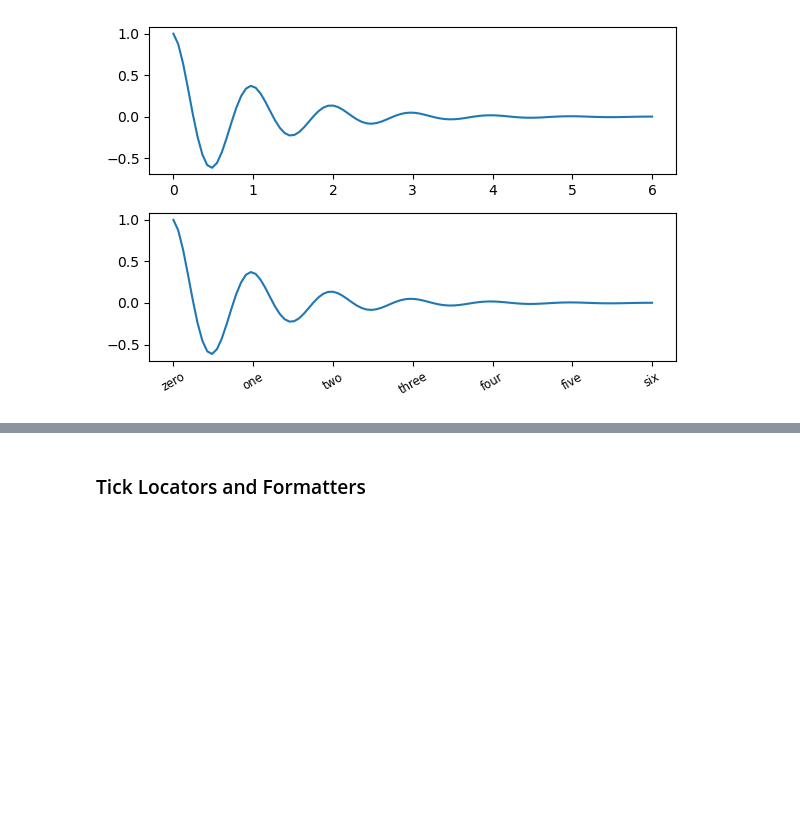
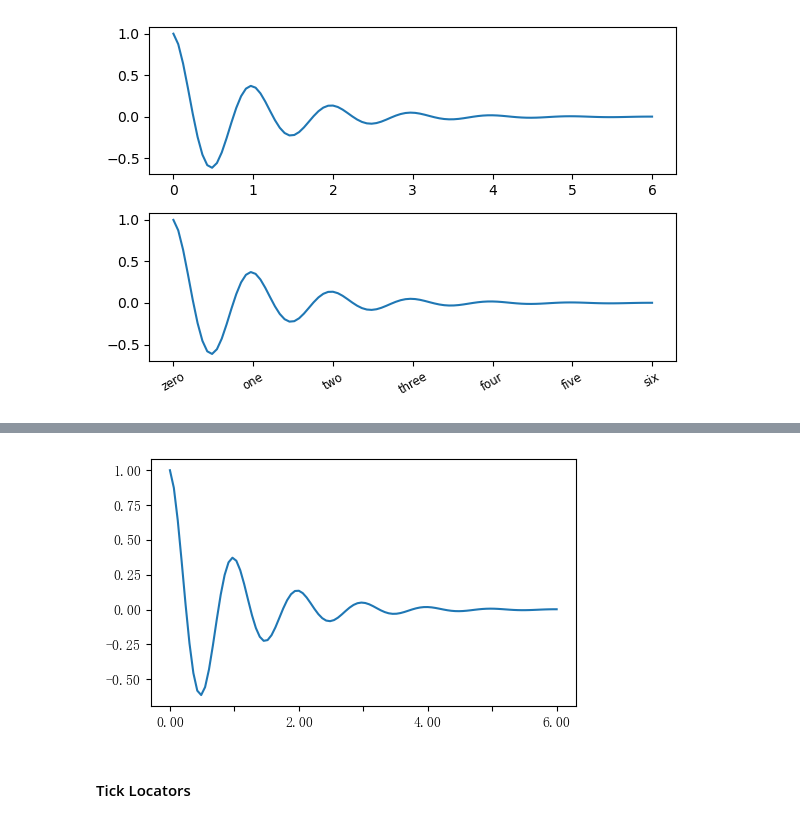
Before and after one commit to GGuo888/fantastic-matplotlib, a Jupyter notebook: practice/day04.ipynb, the cells around one changed output, grey strips where cells are left out. Saved outputs shown, nothing was run; the diff lists cells and outputs as text; code cells hidden in the pictures; blank space fills up the shorter version.

```diff
--- a/practice/day04.ipynb
+++ b/practice/day04.ipynb
@@ -221,2 +251,17 @@ print(axs[1].xaxis.get_ticklines(minor=False))
+# %%
+# 接收函数的例子
+# def formatoddticks(x,pos):
+#     if x % 2:
+#         return f'{x:1.2f}'
+#     else:
+#         return ''
+
+x1 = np.linspace(0,6,100)
+y1 = np.cos(2*np.pi*x1)*np.exp(-x1)
+fig, ax = plt.subplots(figsize=(5, 3), tight_layout=True)
+ax.plot(x1, y1)
+ax.xaxis.set_major_formatter(lambda x,pos:'' if x % 2 else f'{x:.2f}');
+# %% [output]
+[figure, added]
 # %% [markdown]
-### Tick Locators and Formatters
+#### Tick Locators
```
Also changed, not shown: parts of 9 cells of this notebook.
